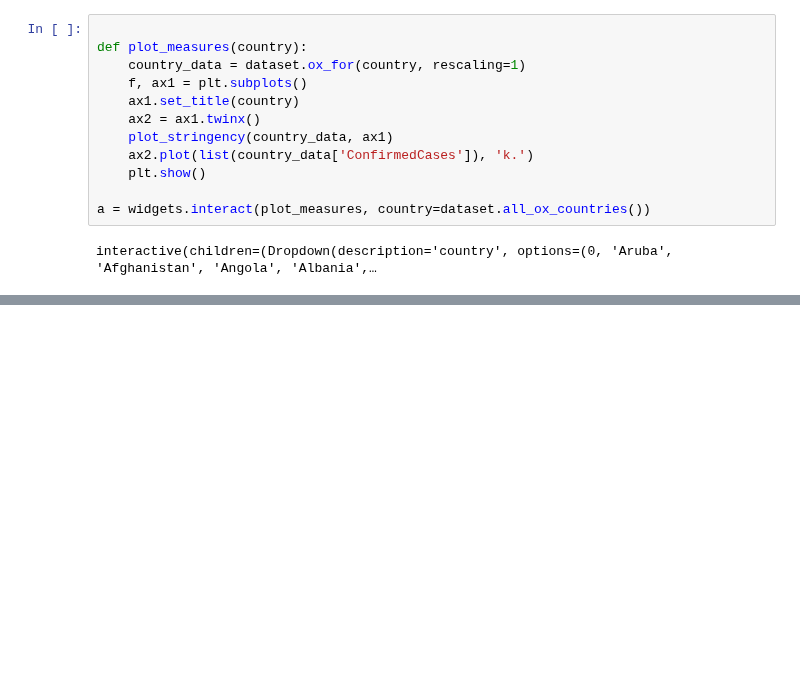
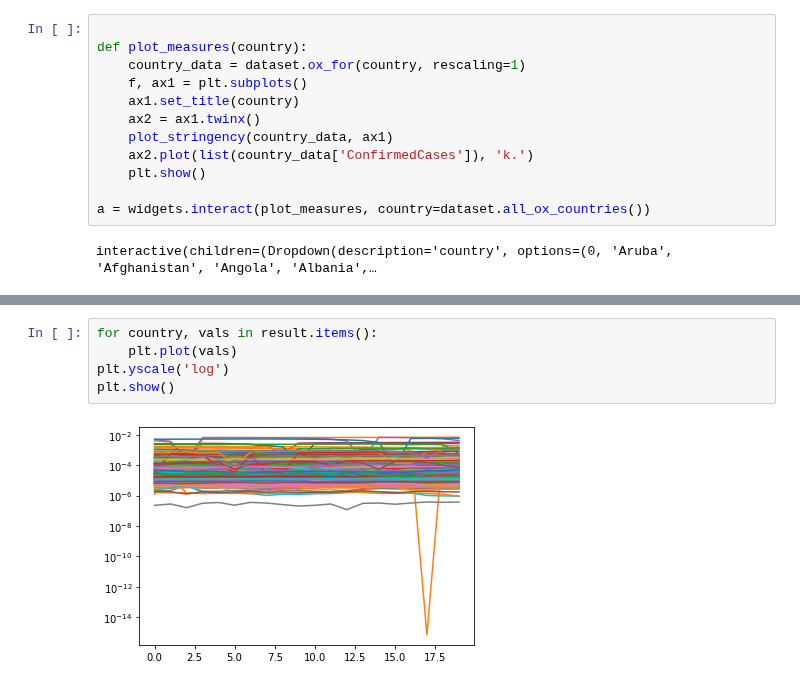
Before and after one commit to Kipre/EUDemographyCleaner, a Jupyter notebook: internship/covid_control.ipynb, the cells around one changed output, grey strips where cells are left out. Saved outputs shown, nothing was run; the diff lists cells and outputs as text; blank space fills up the shorter version.

```diff
--- a/internship/covid_control.ipynb
+++ b/internship/covid_control.ipynb
@@ -234,0 +181,7 @@ array([[0.],
+# %%
+for country, vals in result.items():
+    plt.plot(vals)
+plt.yscale('log')
+plt.show()
+# %% [output]
+[figure, added]
```
Also changed, not shown: parts of 13 cells of this notebook, 5 other files.
